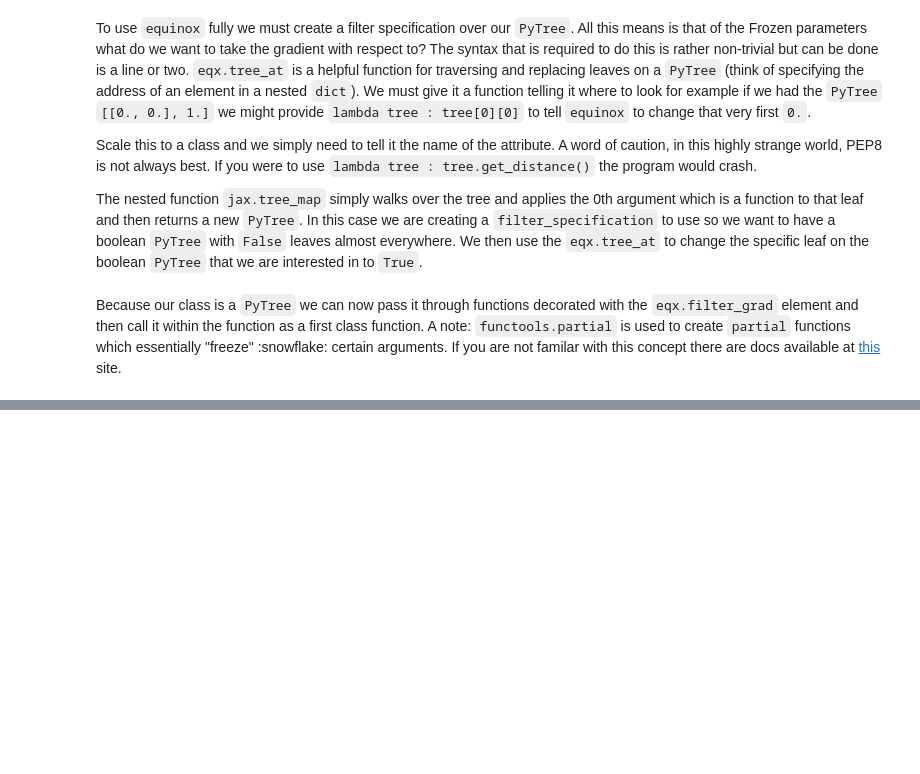
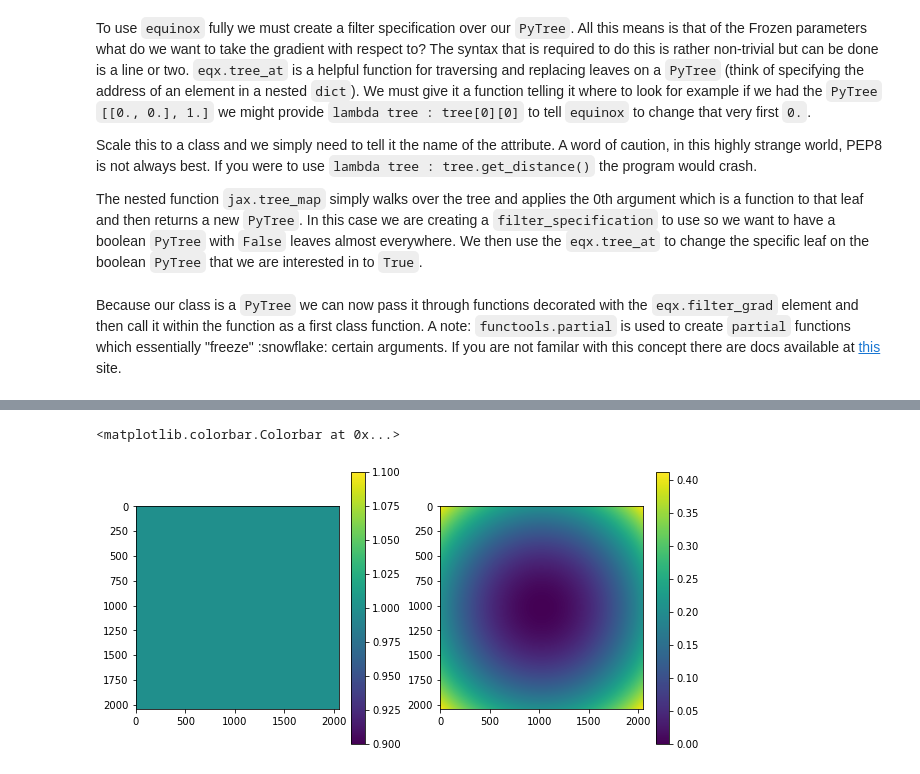
Before and after one commit to anand0xff/dLux, a Jupyter notebook: dLux/dev/FresnelExample.ipynb, the cells around one changed output, grey strips where cells are left out. Saved outputs shown, nothing was run; the diff lists cells and outputs as text; code cells hidden in the pictures; blank space fills up the shorter version.

```diff
--- a/dLux/dev/FresnelExample.ipynb
+++ b/dLux/dev/FresnelExample.ipynb
@@ -173,0 +187,12 @@ plt.suptitle("Wavefront at focus of lens", fontsize=18);
+# %%
+wave = GaussianWavefront(offset, wavelength, radius)\
+    .update_phasor(np.abs(save), np.angle(save))\
+    .set_pixel_scale(2 * radius / npix)
+# %%
+wavef = GaussianLens(1.)(wave)
+# wavef = GaussianPropagator(.5)(wave)
+# wavefront = GaussianLens(-1.)(wavefront)
+# wavefront = GaussianPropagator(wavefront.waist_position - .5)(wavefront)
+# %%
+dist_one = wavef.waist_position - wavef.position
+dist_two = wavef.position + .5 - wavef.waist_position
@@ -173,0 +206,15 @@ plt.suptitle("Wavefront at focus of lens", fontsize=18);
+# %%
+phase1 = poppy.fresnel._QuadPhaseShifted(dist_one).get_phasor(wavefront)
+# %%
+# [1024 - 25:1024 + 26, 1024 - 25:1024 + 26]
+# [1024 - 25:1024 + 26, 1024 - 25:1024 + 26]
+pyplot.figure(figsize=(10, 5))
+pyplot.subplot(1, 2, 1)
+pyplot.imshow(np.abs(phase1))
+pyplot.colorbar()
+pyplot.subplot(1, 2, 2)
+pyplot.imshow(np.fft.fftshift(np.angle(phase1)))
+pyplot.colorbar()
+# %% [output]
+<matplotlib.colorbar.Colorbar at 0x...>
+[figure, added]
```
Also changed, not shown: parts of 28 cells of this notebook, 1 other file.
